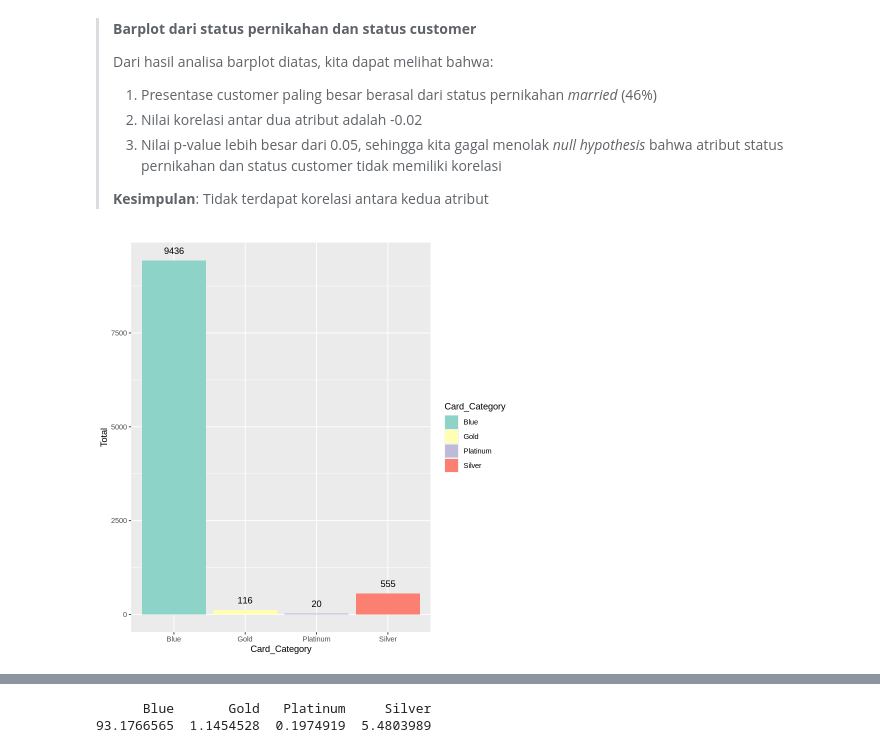
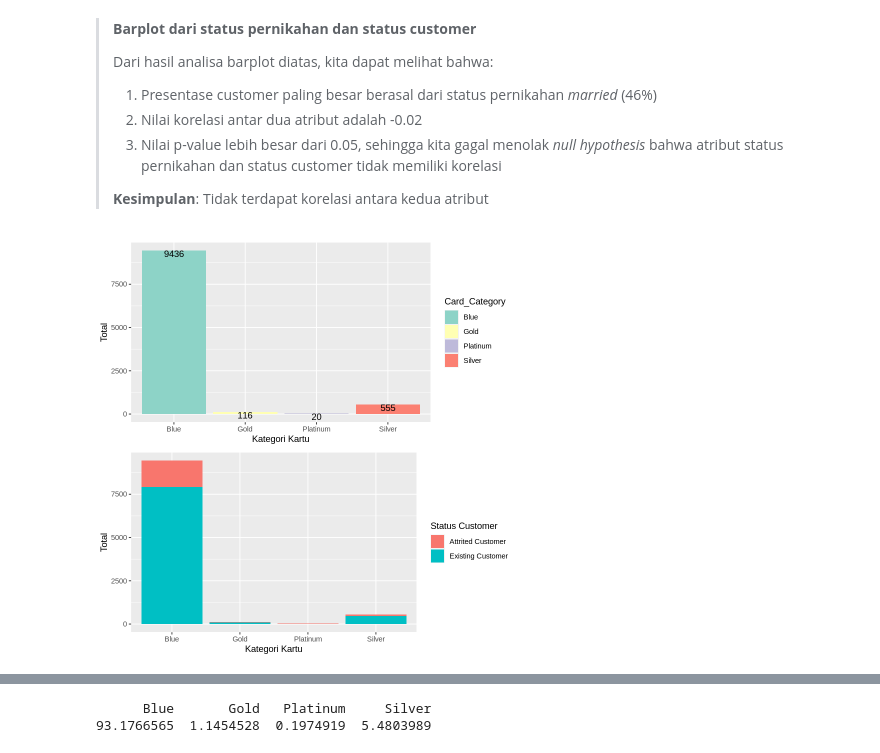
Before and after one commit to hidayattaufiqur/Tubes-Statistika, a Jupyter notebook: Tubes_Statistika.ipynb, the cells around one changed output, grey strips where cells are left out. Cells and saved outputs as stored; diff of their text form; code cells hidden in the pictures.

```diff
--- a/Tubes_Statistika.ipynb
+++ b/Tubes_Statistika.ipynb
@@ -286,12 +273,19 @@ sample estimates:
 # %%
 # Menghitung jumlah atribut kategori kartu
 count_data <- df %>%
   count(Card_Category)
 # Membuat barplot
-ggplot(count_data, aes(x = Card_Category, y = n)) +
+g1 <- ggplot(count_data, aes(x = Card_Category, y = n)) +
       geom_bar(aes(fill = Card_Category), stat = "identity") +
-      geom_text(aes(label = n), vjust = -1, col = "black") +
+      geom_text(aes(label = n), vjust = 1, col = "black") +
       scale_fill_brewer(palette="Set3")+
-      labs(x="Card_Category", y="Total", fill="Card_Category")
+      labs(x="Kategori Kartu", y="Total", fill="Card_Category")
+g2 <- # Membuat barplot
+ggplot(df, aes(x = Card_Category, fill = Attrition_Flag)) +
+       geom_bar() +
+      # geom_text(aes(label = n), vjust = 2.5, col = "white") +
+      labs(x="Kategori Kartu", y="Total", fill="Status Customer")
+
+gridExtra::grid.arrange(g1, g2, nrow = 2)
 # %% [output]
-[figure, old version]
+[figure, new version]
```
Also changed, not shown: parts of 37 cells of this notebook.
